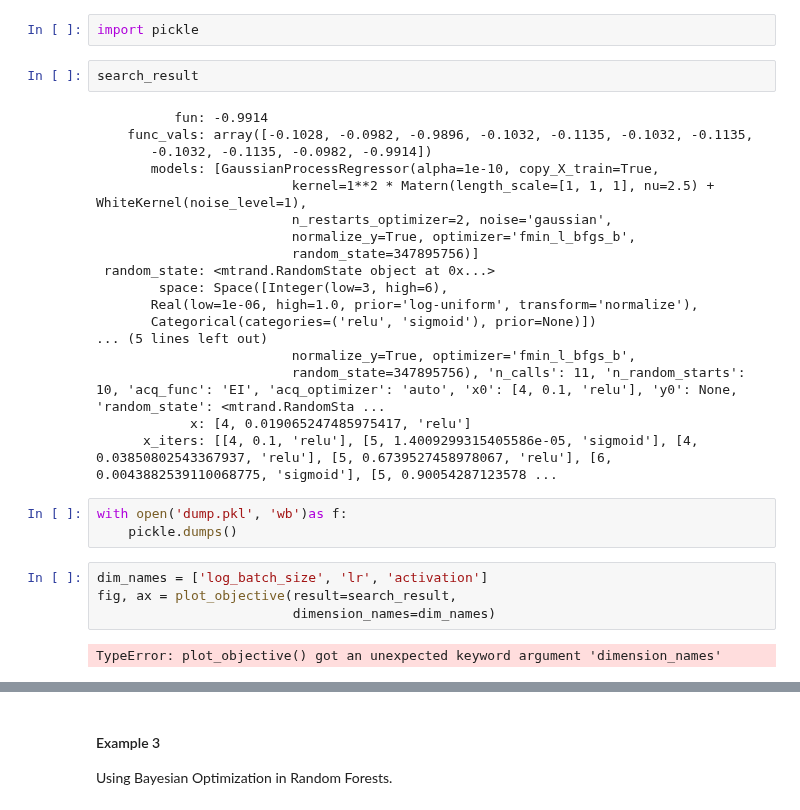
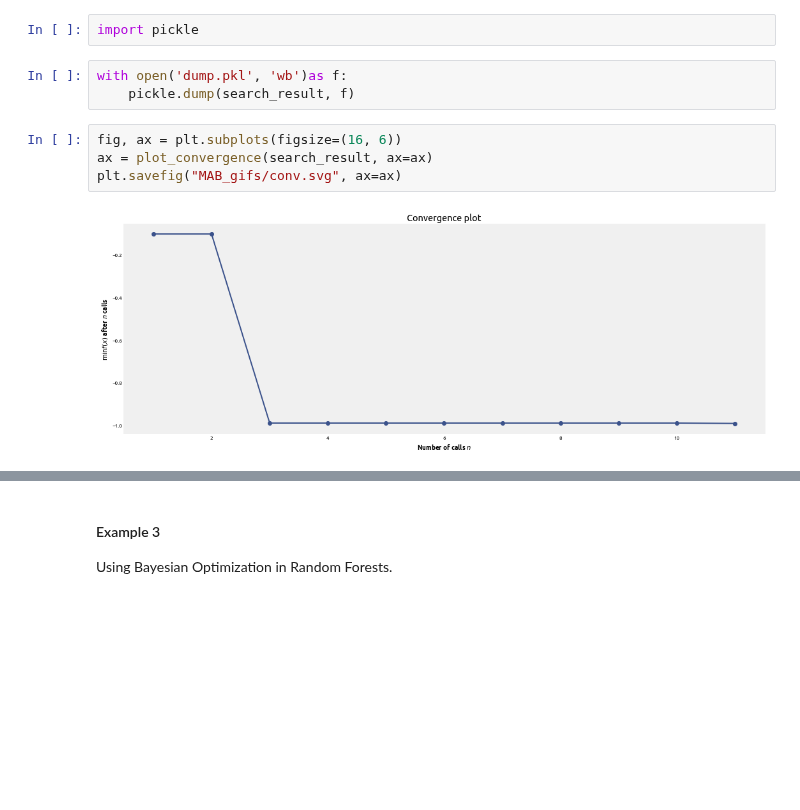
Before and after one commit to distillpub/post--bayesian-optimization, a Jupyter notebook: public/images/bandit-learning-gp.ipynb, the cells around one changed output, grey strips where cells are left out. Cells and saved outputs as stored; diff of their text form; blank space fills up the shorter version.

```diff
--- a/public/images/bandit-learning-gp.ipynb
+++ b/public/images/bandit-learning-gp.ipynb
@@ -1437,32 +1432,12 @@ KeyboardInterrupt:
 # %%
 import pickle
-# %%
-search_result
-# %% [output]
-          fun: -0.9914
-    func_vals: array([-0.1028, -0.0982, -0.9896, -0.1032, -0.1135, -0.1032, -0.1135,
-       -0.1032, -0.1135, -0.0982, -0.9914])
-       models: [GaussianProcessRegressor(alpha=1e-10, copy_X_train=True,
-                         kernel=1**2 * Matern(length_scale=[1, 1, 1], nu=2.5) + WhiteKernel(noise_level=1),
-                         n_restarts_optimizer=2, noise='gaussian',
-                         normalize_y=True, optimizer='fmin_l_bfgs_b',
-                         random_state=347895756)]
- random_state: <mtrand.RandomState object at 0x...>
-        space: Space([Integer(low=3, high=6),
-       Real(low=1e-06, high=1.0, prior='log-uniform', transform='normalize'),
-       Categorical(categories=('relu', 'sigmoid'), prior=None)])
-... (5 lines left out)
-                         normalize_y=True, optimizer='fmin_l_bfgs_b',
-                         random_state=347895756), 'n_calls': 11, 'n_random_starts': 10, 'acq_func': 'EI', 'acq_optimizer': 'auto', 'x0': [4, 0.1, 'relu'], 'y0': None, 'random_state': <mtrand.RandomSta ...
-            x: [4, 0.019065247485975417, 'relu']
-      x_iters: [[4, 0.1, 'relu'], [5, 1.4009299315405586e-05, 'sigmoid'], [4, 0.03850802543367937, 'relu'], [5, 0.6739527458978067, 'relu'], [6, 0.0043882539110068775, 'sigmoid'], [5, 0.90054287123578 ...
 # %%
 with open('dump.pkl', 'wb')as f:
-    pickle.dumps()
+    pickle.dump(search_result, f)
-# %%
-dim_names = ['log_batch_size', 'lr', 'activation']
-fig, ax = plot_objective(result=search_result,
-                         dimension_names=dim_names)
-# %% [output]
-TypeError: plot_objective() got an unexpected keyword argument 'dimension_names'
+# %%
+fig, ax = plt.subplots(figsize=(16, 6))
+ax = plot_convergence(search_result, ax=ax)
+plt.savefig("MAB_gifs/conv.svg", ax=ax)
+# %% [output]
+[figure, added]
 # %% [markdown]
```
Also changed, not shown: parts of 3 cells of this notebook, 2 other files.
